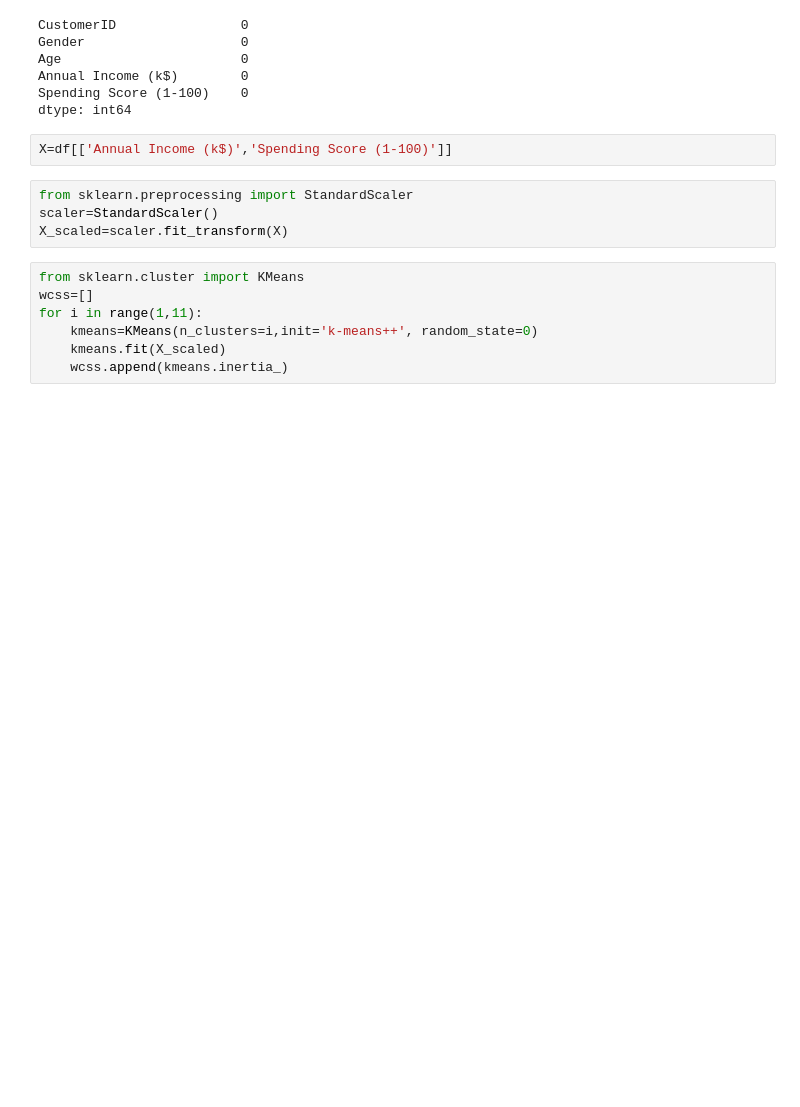
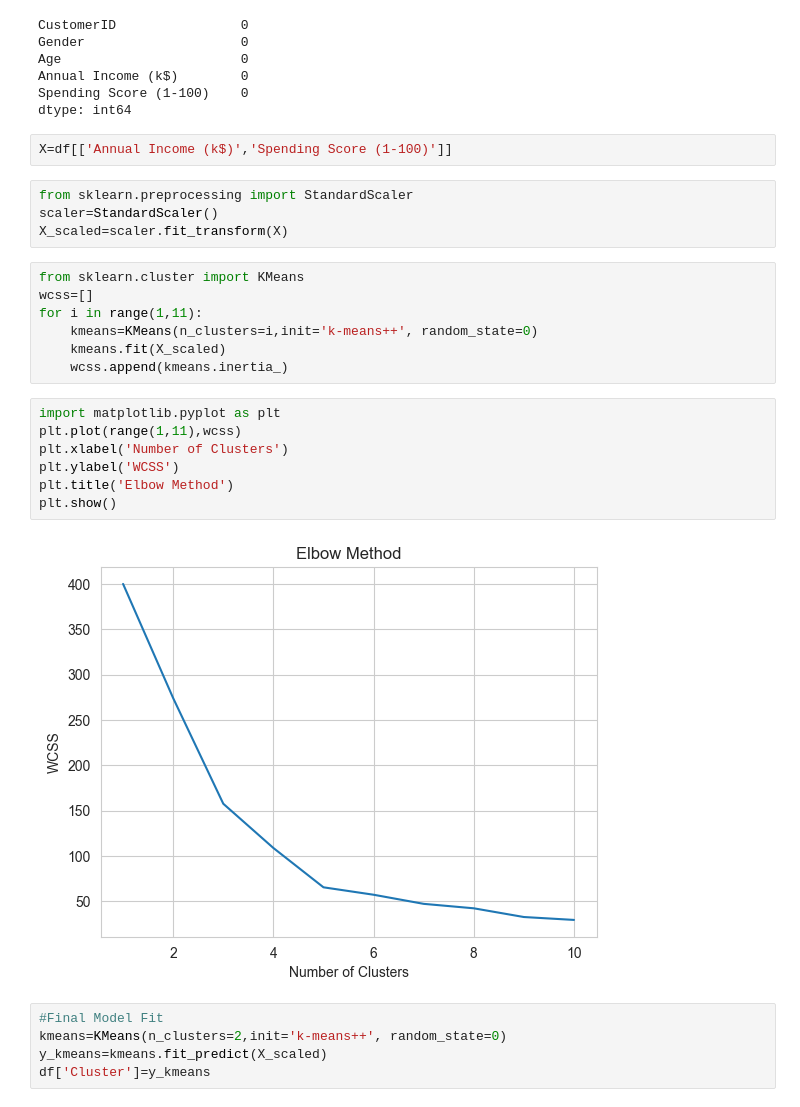
Before and after one commit to saloni-sys/Scikit-Learn-Projects, a Jupyter notebook: Mall Customer Segmentation.ipynb, the cells around one changed output. Cells and saved outputs as stored; diff of their text form; blank space fills up the shorter version.

Commit message:
Model fit

```diff
--- a/Mall Customer Segmentation.ipynb
+++ b/Mall Customer Segmentation.ipynb
@@ -59,3 +59,17 @@ for i in range(1,11):
     kmeans=KMeans(n_clusters=i,init='k-means++', random_state=0)
     kmeans.fit(X_scaled)
     wcss.append(kmeans.inertia_)
+# %%
+import matplotlib.pyplot as plt
+plt.plot(range(1,11),wcss)
+plt.xlabel('Number of Clusters')
+plt.ylabel('WCSS')
+plt.title('Elbow Method')
+plt.show()
+# %% [output]
+[figure, added]
+# %%
+#Final Model Fit
+kmeans=KMeans(n_clusters=2,init='k-means++', random_state=0)
+y_kmeans=kmeans.fit_predict(X_scaled)
+df['Cluster']=y_kmeans
```
